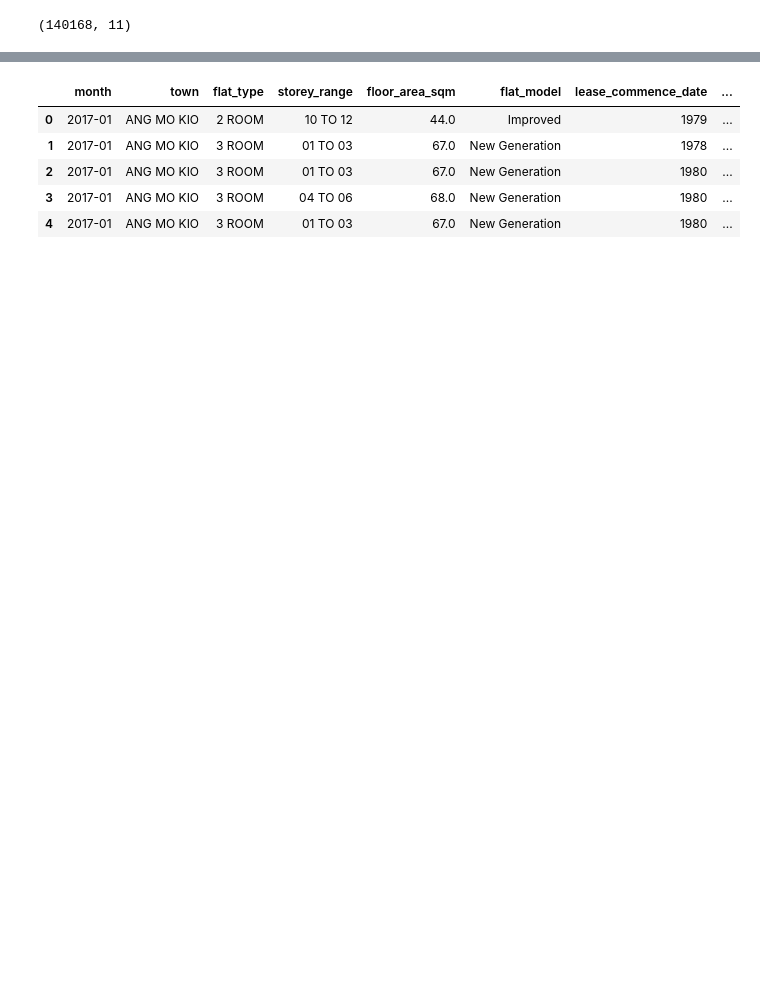
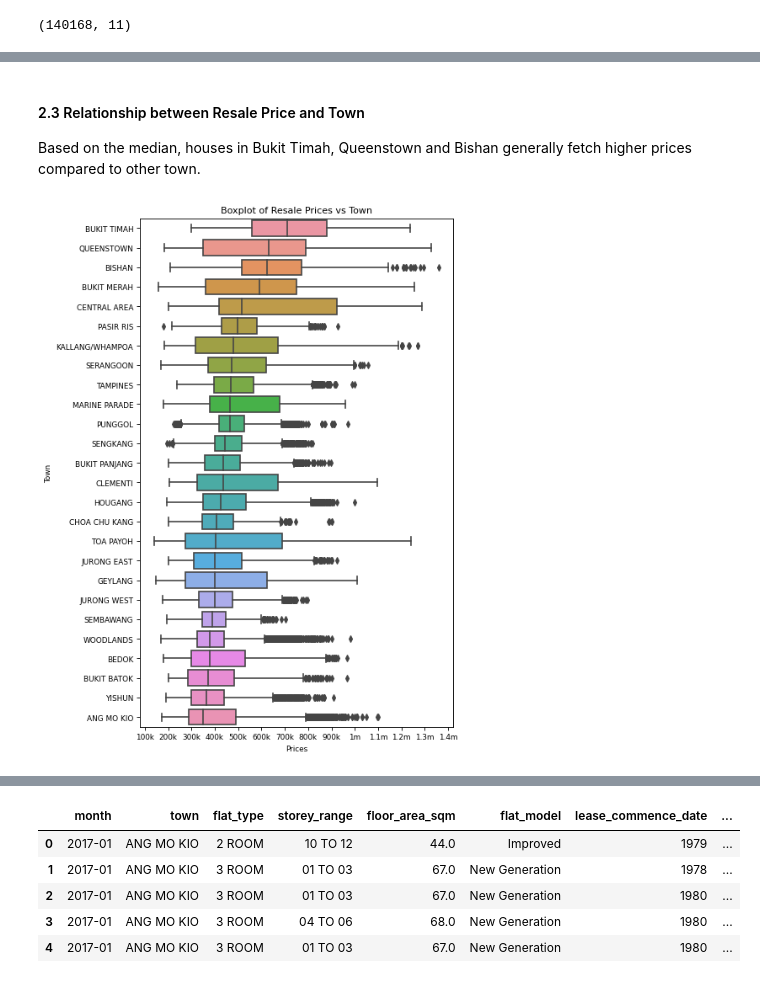
Before and after one commit to sallihin/hdb-resale-predictor, a Jupyter notebook: training-model.ipynb, the cells around one changed output, grey strips where cells are left out. Drawn from its saved outputs; the diff is of its cells as text; code cells hidden in the pictures; blank space fills up the shorter version.

```diff
--- a/training-model.ipynb
+++ b/training-model.ipynb
@@ -36,0 +95,21 @@ df.head()
+# %% [markdown]
+#### 2.3 Relationship between Resale Price and Town
+Based on the median, houses in Bukit Timah, Queenstown and Bishan generally fetch higher prices compared to other town.
+# %%
+# Sorting
+sorted_average = df.groupby('town')['resale_price'].median().sort_values(ascending=False)
+
+# Draw Plot
+plt.figure(figsize=(6,10), dpi= 80)
+sns.boxplot(x=df['resale_price'], y=df['town'], order=sorted_average.index)
+
+# Decoration
+plt.xlabel("Resale Prices", fontsize=8); plt.ylabel("Town", fontsize=8)
+plt.xticks(ticks=[100000,200000,300000,400000,500000,600000,700000,800000,900000,1000000,1100000,1200000,1300000,1400000],
+           labels=['100k','200k','300k','400k','500k','600k','700k','800k','900k','1m','1.1m','1.2m','1.3m','1.4m'],
+           fontsize=8);
+plt.yticks(fontsize=8)
+plt.title("Boxplot of Resale Prices vs Town", fontsize=10)
+plt.show()
+# %% [output]
+[figure, added]
```
Also changed, not shown: parts of 25 cells of this notebook.
